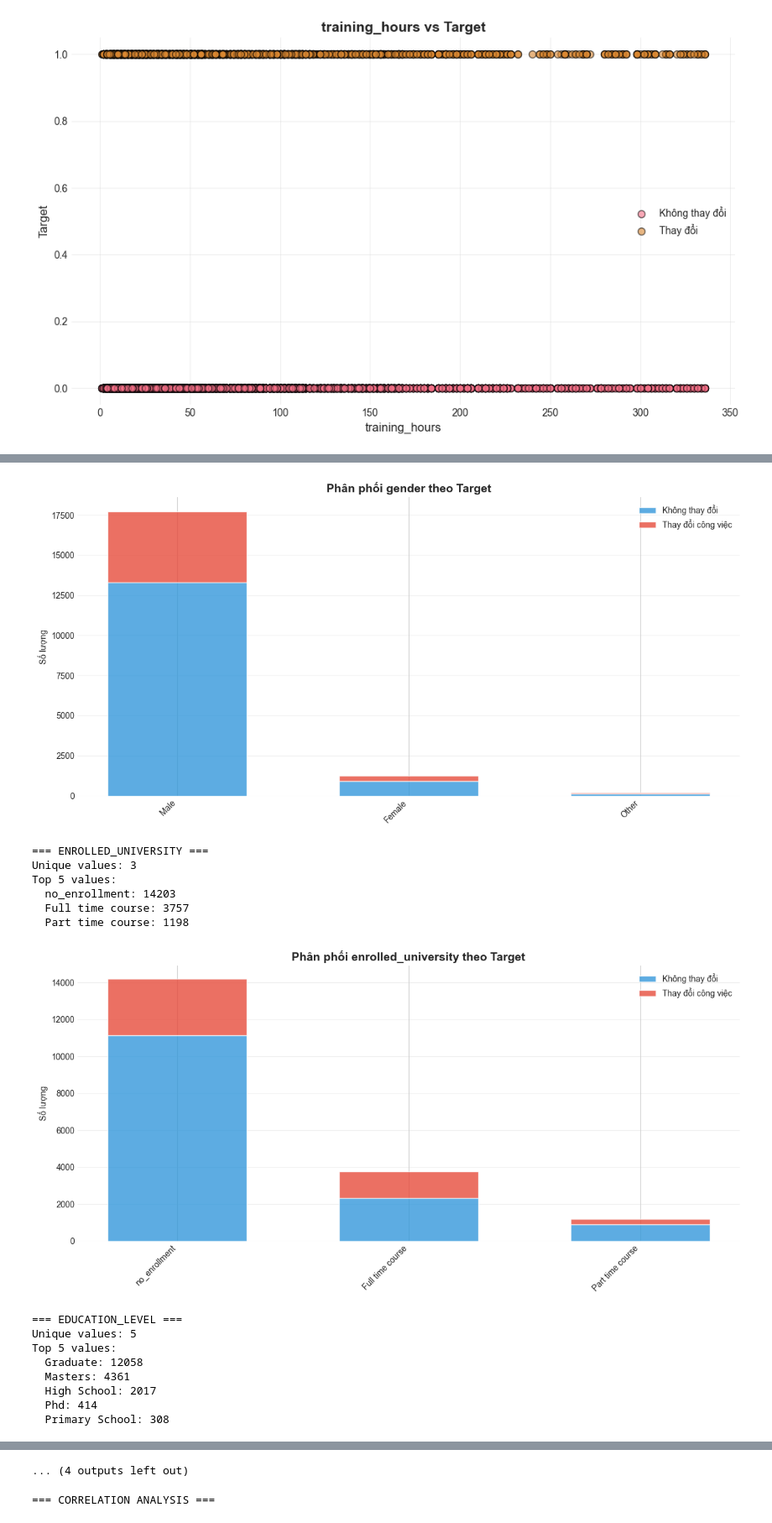
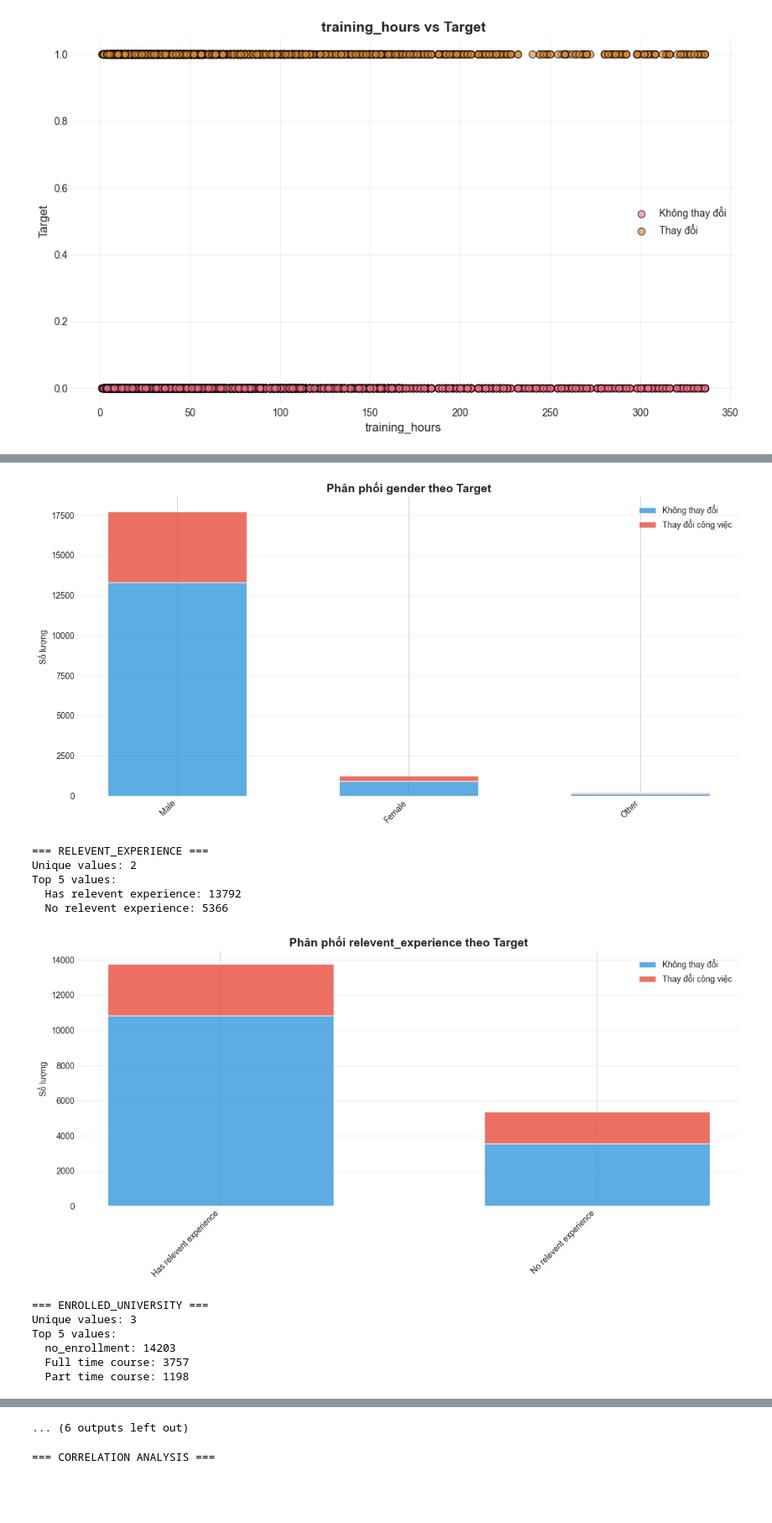
Before and after one commit to LeMinhNhat2901/HR_Analytics_Job_Change_of_Data_Scientists, a Jupyter notebook: notebooks/01_data_exploration.ipynb, the cells around one changed output, grey strips where cells are left out. Shown at 84% size. Cells and saved outputs as stored; diff of their text form; code cells hidden in the pictures; blank space fills up the shorter version.

```diff
--- a/notebooks/01_data_exploration.ipynb
+++ b/notebooks/01_data_exploration.ipynb
@@ -69,8 +69,10 @@ Feature names:
   13. training_hours
   14. target
 # %%
-# Cell 4: Target distribution
-target = processor.get_column_by_name(data, headers, 'target').astype(float)
+# Target distribution
+# Tìm vị trí cột target
+target_idx = headers.index('target')
+target = data[:, target_idx].astype(float)
 
 print("\n=== TARGET DISTRIBUTION ===\n")
 unique, counts = np.unique(target, return_counts=True)
@@ -113,12 +115,16 @@ company_type: 6140 (32.05%)
 last_new_job: 423 (2.21%)
 [figure]
 # %%
-# Cell 6: Numerical features analysis
+# Numerical features analysis
 numerical_features = ['city_development_index', 'training_hours']
 
 for feat in numerical_features:
-    col = processor.get_column_by_name(data, headers, feat)
-    col_numeric = processor.fill_missing_numerical(col, strategy='median')
+    # Tìm vị trí cột target
+    col_idx = headers.index(feat)
+    col = data[:, col_idx].astype(float)
+    #col = processor.get_column_by_name(data, headers, feat)
+    # fill_missing_numerical returns (filled_array, statistic) -> unpack and keep the array
+    col_numeric, _ = processor.fill_missing_numerical(col, strategy='median')
 
     print(f"\n=== {feat.upper()} ===")
     stats = processor.get_statistics(col_numeric)
@@ -158,49 +164,50 @@ q75: 88.0000
 [figure]
 [figure]
 # %%
-# Cell 7: Categorical features analysis
-categorical_features = ['gender', 'relevant_experience', 'enrolled_university',
+# Categorical features analysis
+# Note: fix typo 'relevant_experience' -> 'relevent_experience' to match headers,
+# and do not cast categorical columns to float (they contain string values like 'Male').
+categorical_features = ['gender', 'relevent_experience', 'enrolled_university',
                         'education_level', 'major_discipline', 'experience',
                         'company_size', 'company_type', 'last_new_job']
 
 for feat in categorical_features:
     if feat in headers:
-        col = processor.get_column_by_name(data, headers, feat)
-        col_filled = processor.fill_missing_categorical(col, strategy='mode')
+        col_idx = headers.index(feat)
+        col = data[:, col_idx]
+        # fill_missing_categorical returns (filled_array, statistic) -> unpack to get the array
+        col_filled, _ = processor.fill_missing_categorical(col, strategy='mode')
 
         print(f"\n=== {feat.upper()} ===")
         unique, counts = np.unique(col_filled, return_counts=True)
         print(f"Unique values: {len(unique)}")
         print(f"Top 5 values:")
         sorted_idx = np.argsort(counts)[::-1][:5]
         for idx in sorted_idx:
             print(f"  {unique[idx]}: {counts[idx]}")
 
         # Visualize
         fig = visualizer.plot_categorical_distribution(
             col_filled, feat, target=target, top_n=10
         )
         plt.show()
 # %% [output]
 === GENDER ===
 Unique values: 3
 Top 5 values:
   Male: 17729
   Female: 1238
   Other: 191
 [figure]
-=== ENROLLED_UNIVERSITY ===
-Unique values: 3
+=== RELEVENT_EXPERIENCE ===
+Unique values: 2
 Top 5 values:
-  no_enrollment: 14203
-  Full time course: 3757
-  Part time course: 1198
+  Has relevent experience: 13792
+  No relevent experience: 5366
-[figure, old version]
+[figure, new version]
-=== EDUCATION_LEVEL ===
-Unique values: 5
+=== ENROLLED_UNIVERSITY ===
+Unique values: 3
 Top 5 values:
-  Graduate: 12058
-  Masters: 4361
-  High School: 2017
-  Phd: 414
-  Primary School: 308
+  no_enrollment: 14203
+  Full time course: 3757
+  Part time course: 1198
@@ -235,2 +242,2 @@ Top 5 values:
-... (4 outputs left out)
+... (6 outputs left out)
 # %%
```
Also changed, not shown: parts of 16 cells of this notebook, 17 other files.
